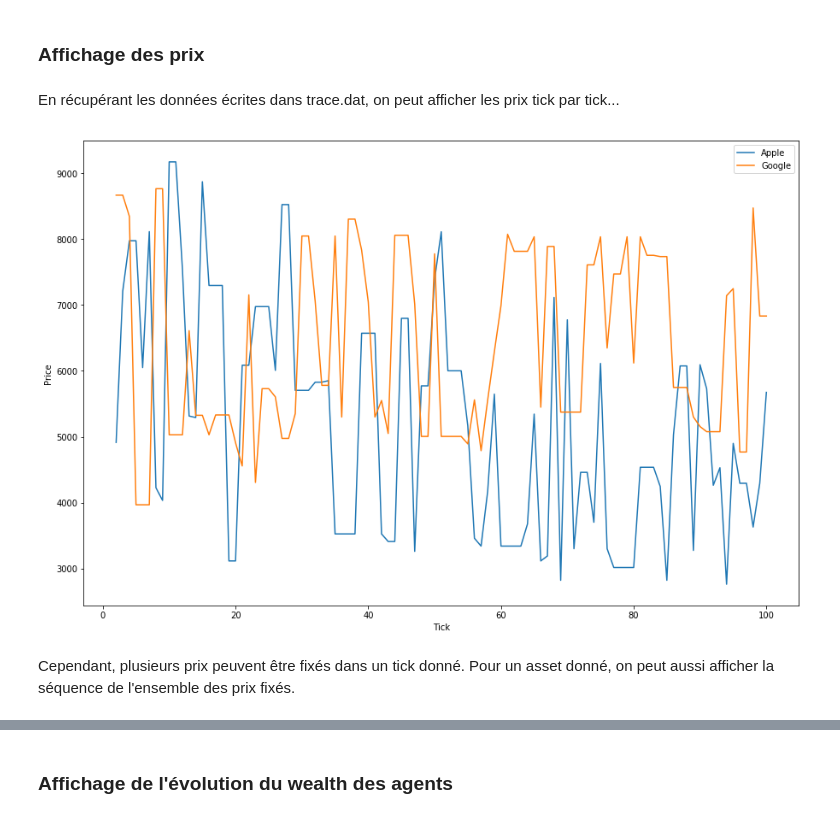
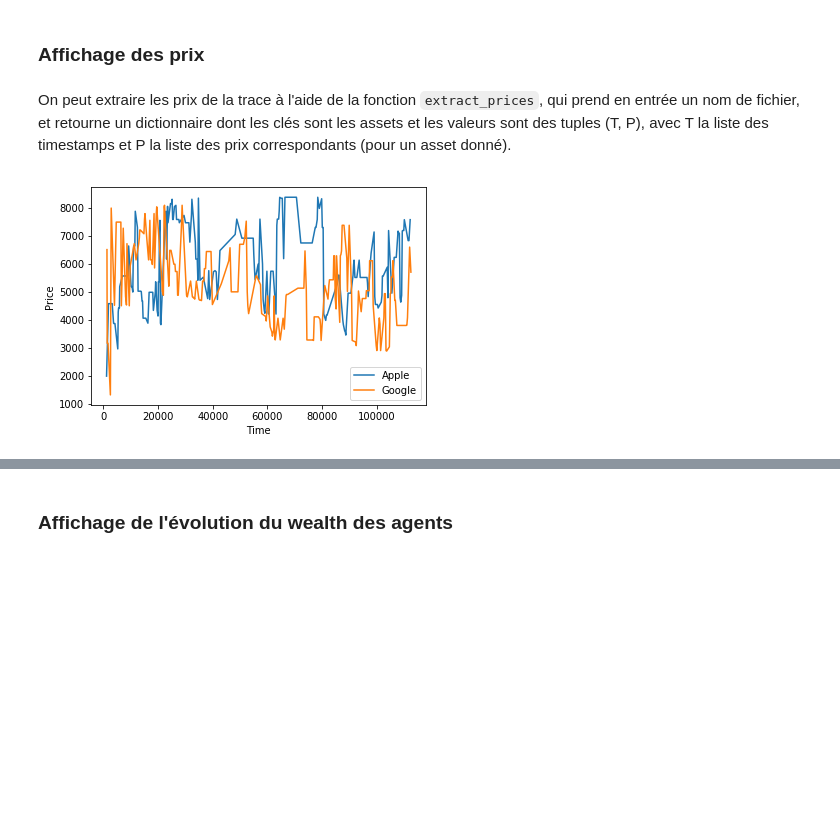
Before and after one commit to cristal-smac/atomPython, a Jupyter notebook: Atom.ipynb, the cells around one changed output, grey strips where cells are left out. Saved outputs shown, nothing was run; the diff lists cells and outputs as text; code cells hidden in the pictures; blank space fills up the shorter version.

```diff
--- a/Atom.ipynb
+++ b/Atom.ipynb
@@ -31,19 +182,14 @@ out.close() # Remarque : Avec Jupyter, il est IMPÉRATIF de penser à fermer le
 # %% [markdown]
 ### Affichage des prix
-# %% [markdown]
-En récupérant les données écrites dans trace.dat, on peut afficher les prix tick par tick...
+# %% [markdown]
+On peut extraire les prix de la trace à l'aide de la fonction `extract_prices`, qui prend en entrée un nom de fichier, et retourne un dictionnaire dont les clés sont les assets et les valeurs sont des tuples (T, P), avec T la liste des timestamps et P la liste des prix correspondants (pour un asset donné).
 # %%
-Prices = process_prices_per_tick('trace.dat')
-# process_prices_per_tick prend un nom de fichier, le lit, et retourne un dictionnaire dont les clés sont les assets
-# et les valeurs un tuple de listes : la première contient les différents tick et la second, le dernier prix prit par
-# l'asset à chaque tick
+Prices = extract_prices('trace.dat')
 for asset in Prices.keys():
     plt.plot(Prices[asset][0], Prices[asset][1], '-', label=asset)
 plt.legend(loc='best')
-plt.xlabel('Tick')
+plt.xlabel('Time')
 plt.ylabel('Price')
 plt.show()
 # %% [output]
-[figure, old version]
+[figure, new version]
-# %% [markdown]
-Cependant, plusieurs prix peuvent être fixés dans un tick donné. Pour un asset donné, on peut aussi afficher la séquence de l'ensemble des prix fixés.
```
Also changed, not shown: parts of 33 cells of this notebook, 5 other files.
